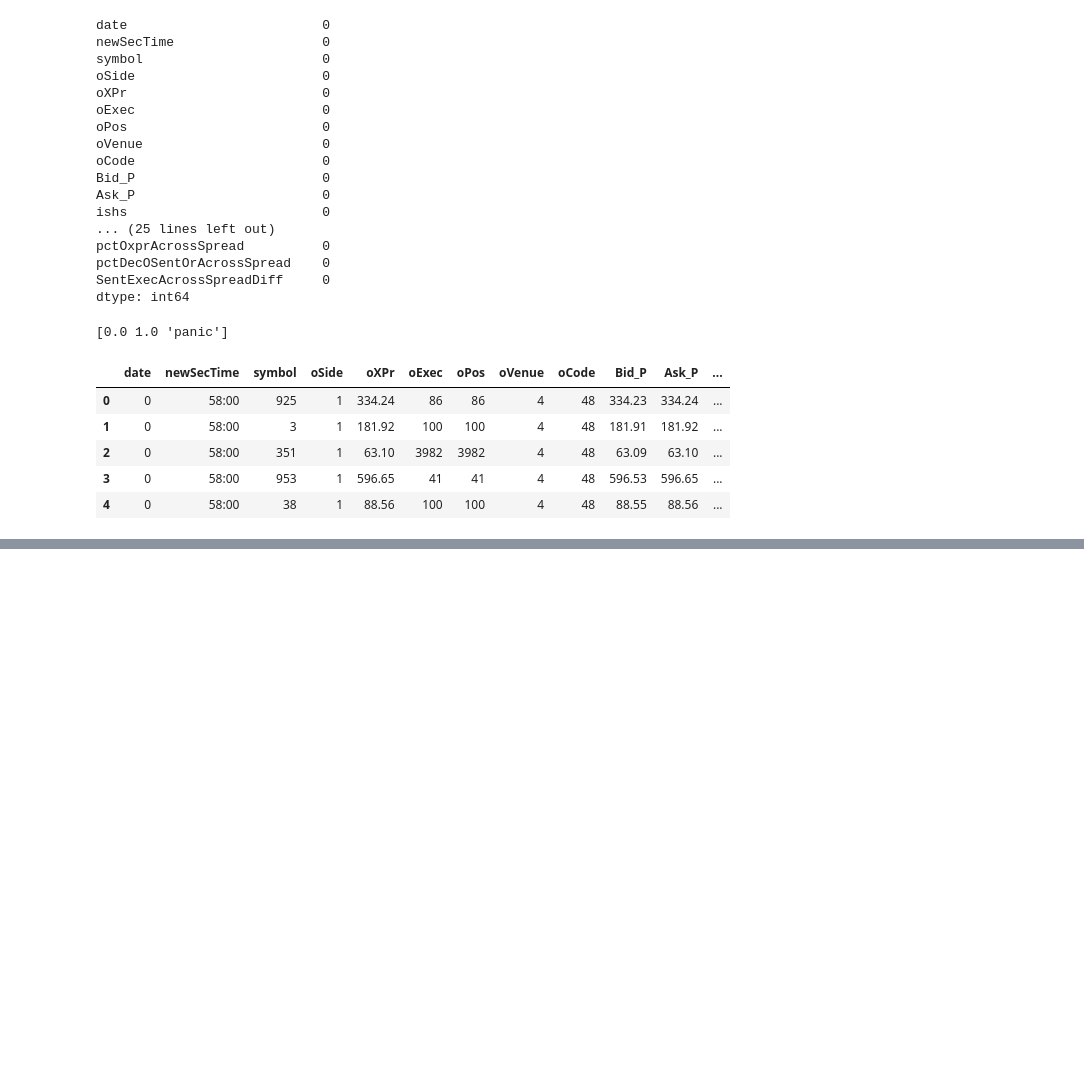
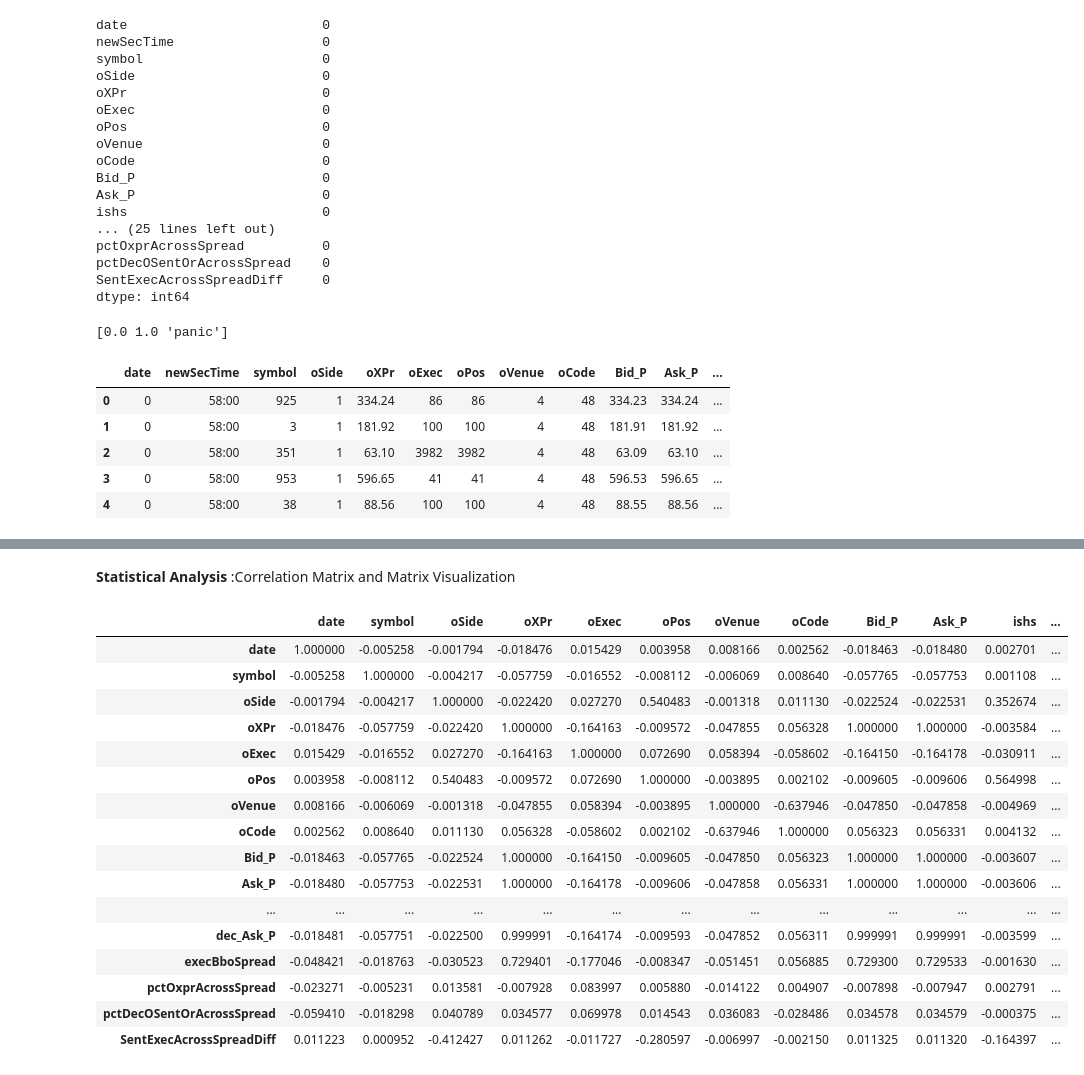
Before and after one commit to AyorindeTayo/Freelance3, a Jupyter notebook: Untitled58.ipynb, the cells around one changed output, grey strips where cells are left out. Cells and saved outputs as stored; diff of their text form; code cells hidden in the pictures; blank space fills up the shorter version.

```diff
--- a/Untitled58.ipynb
+++ b/Untitled58.ipynb
@@ -367,0 +432,22 @@ files.download('data.xlsx')
+# %% [markdown]
+**Statistical Analysis** :Correlation Matrix and Matrix Visualization
+# %%
+df.corr()
+# %% [output]
+|  | date | symbol | oSide | oXPr | oExec | oPos | oVenue | oCode | Bid_P | Ask_P | ishs | ... |
+| date | 1.000000 | -0.005258 | -0.001794 | -0.018476 | 0.015429 | 0.003958 | 0.008166 | 0.002562 | -0.018463 | -0.018480 | 0.002701 | ... |
+| symbol | -0.005258 | 1.000000 | -0.004217 | -0.057759 | -0.016552 | -0.008112 | -0.006069 | 0.008640 | -0.057765 | -0.057753 | 0.001108 | ... |
+| oSide | -0.001794 | -0.004217 | 1.000000 | -0.022420 | 0.027270 | 0.540483 | -0.001318 | 0.011130 | -0.022524 | -0.022531 | 0.352674 | ... |
+| oXPr | -0.018476 | -0.057759 | -0.022420 | 1.000000 | -0.164163 | -0.009572 | -0.047855 | 0.056328 | 1.000000 | 1.000000 | -0.003584 | ... |
+| oExec | 0.015429 | -0.016552 | 0.027270 | -0.164163 | 1.000000 | 0.072690 | 0.058394 | -0.058602 | -0.164150 | -0.164178 | -0.030911 | ... |
+| oPos | 0.003958 | -0.008112 | 0.540483 | -0.009572 | 0.072690 | 1.000000 | -0.003895 | 0.002102 | -0.009605 | -0.009606 | 0.564998 | ... |
+| oVenue | 0.008166 | -0.006069 | -0.001318 | -0.047855 | 0.058394 | -0.003895 | 1.000000 | -0.637946 | -0.047850 | -0.047858 | -0.004969 | ... |
+| oCode | 0.002562 | 0.008640 | 0.011130 | 0.056328 | -0.058602 | 0.002102 | -0.637946 | 1.000000 | 0.056323 | 0.056331 | 0.004132 | ... |
+| Bid_P | -0.018463 | -0.057765 | -0.022524 | 1.000000 | -0.164150 | -0.009605 | -0.047850 | 0.056323 | 1.000000 | 1.000000 | -0.003607 | ... |
+| Ask_P | -0.018480 | -0.057753 | -0.022531 | 1.000000 | -0.164178 | -0.009606 | -0.047858 | 0.056331 | 1.000000 | 1.000000 | -0.003606 | ... |
+| ... | ... | ... | ... | ... | ... | ... | ... | ... | ... | ... | ... | ... |
+| dec_Ask_P | -0.018481 | -0.057751 | -0.022500 | 0.999991 | -0.164174 | -0.009593 | -0.047852 | 0.056311 | 0.999991 | 0.999991 | -0.003599 | ... |
+| execBboSpread | -0.048421 | -0.018763 | -0.030523 | 0.729401 | -0.177046 | -0.008347 | -0.051451 | 0.056885 | 0.729300 | 0.729533 | -0.001630 | ... |
+| pctOxprAcrossSpread | -0.023271 | -0.005231 | 0.013581 | -0.007928 | 0.083997 | 0.005880 | -0.014122 | 0.004907 | -0.007898 | -0.007947 | 0.002791 | ... |
+| pctDecOSentOrAcrossSpread | -0.059410 | -0.018298 | 0.040789 | 0.034577 | 0.069978 | 0.014543 | 0.036083 | -0.028486 | 0.034578 | 0.034579 | -0.000375 | ... |
+| SentExecAcrossSpreadDiff | 0.011223 | 0.000952 | -0.412427 | 0.011262 | -0.011727 | -0.280597 | -0.006997 | -0.002150 | 0.011325 | 0.011320 | -0.164397 | ... |
```
Also changed, not shown: parts of 10 cells of this notebook.
